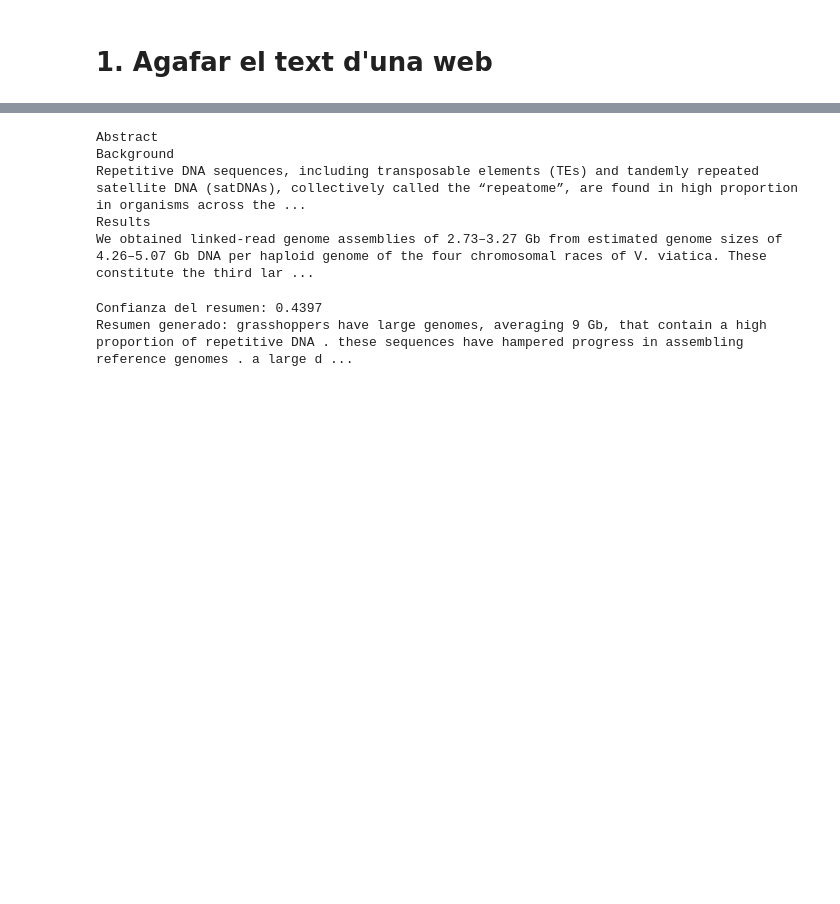
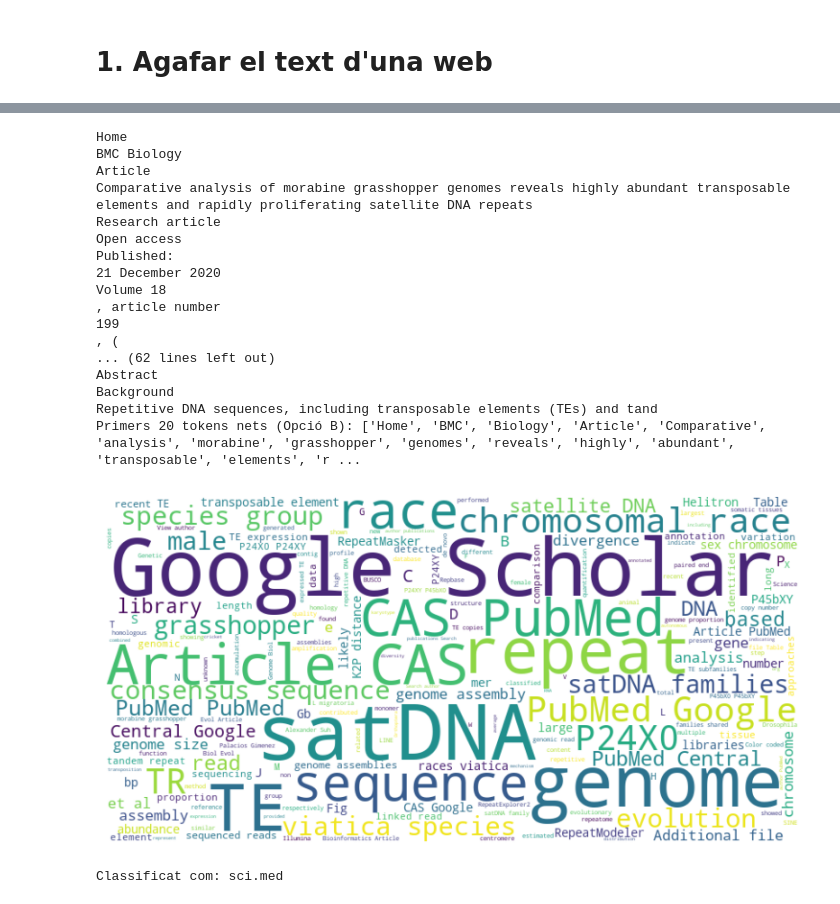
Before and after one commit to JoseGomez23/Practica-NLP, a Jupyter notebook: jose2.ipynb, the cells around one changed output, grey strips where cells are left out. Drawn from its saved outputs; the diff is of its cells as text; code cells hidden in the pictures; blank space fills up the shorter version.

```diff
--- a/jose2.ipynb
+++ b/jose2.ipynb
@@ -233,37 +233,49 @@ import trafilatura
 def scrape_text_advanced(url):
     try:
         # Descarregar la pàgina web amb un User-Agent vàlid
         headers = {
             'User-Agent': 'Mozilla/5.0 (Windows NT 10.0; Win64; x64) AppleWebKit/537.36 (KHTML, like Gecko) Chrome/91.0.4472.124 Safari/537.36'
         }
 
         response = requests.get(url, headers=headers, timeout=15)
 
         # Forcem que la resposta sigui interpretada com a UTF-8
         response.encoding = 'utf-8'
 
         if response.status_code == 200:
             # 2. Li passem el contingut ja descarregat a trafilatura per només obtenir el cos del text, l'article.
             clean_text = trafilatura.extract(response.text, include_comments=False)
 
             if clean_text:
                 print(clean_text[:1000])  # Mostrar només els primers 1000 caràcters
                 generate_summary_b(clean_text)
 
         return None
 
     except Exception as e:
         print(f"Error en la descarga: {e}")
         return None
 
 
-# scrape_text(url, opcio)
-scrape_text_advanced(url)
+scrape_text(url, opcio)
+# scrape_text_advanced(url)
 # %% [output]
+Home
+BMC Biology
+Article
+Comparative analysis of morabine grasshopper genomes reveals highly abundant transposable elements and rapidly proliferating satellite DNA repeats
+Research article
+Open access
+Published:
+21 December 2020
+Volume 18
+, article number
+199
+, (
+... (62 lines left out)
 Abstract
 Background
-Repetitive DNA sequences, including transposable elements (TEs) and tandemly repeated satellite DNA (satDNAs), collectively called the “repeatome”, are found in high proportion in organisms across the ...
-Results
-We obtained linked-read genome assemblies of 2.73–3.27 Gb from estimated genome sizes of 4.26–5.07 Gb DNA per haploid genome of the four chromosomal races of V. viatica. These constitute the third lar ...
+Repetitive DNA sequences, including transposable elements (TEs) and tand
+Primers 20 tokens nets (Opció B): ['Home', 'BMC', 'Biology', 'Article', 'Comparative', 'analysis', 'morabine', 'grasshopper', 'genomes', 'reveals', 'highly', 'abundant', 'transposable', 'elements', 'r ...
+[figure, added]
-Confianza del resumen: 0.4397
-Resumen generado: grasshoppers have large genomes, averaging 9 Gb, that contain a high proportion of repetitive DNA . these sequences have hampered progress in assembling reference genomes . a large d ...
+Classificat com: sci.med
```
Also changed, not shown: parts of 1 cell of this notebook, 1 other file.
